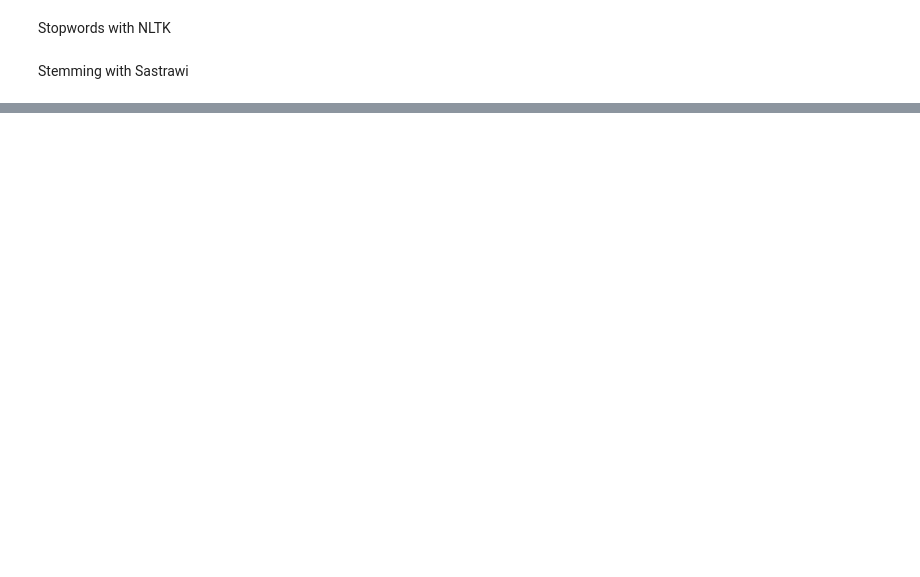
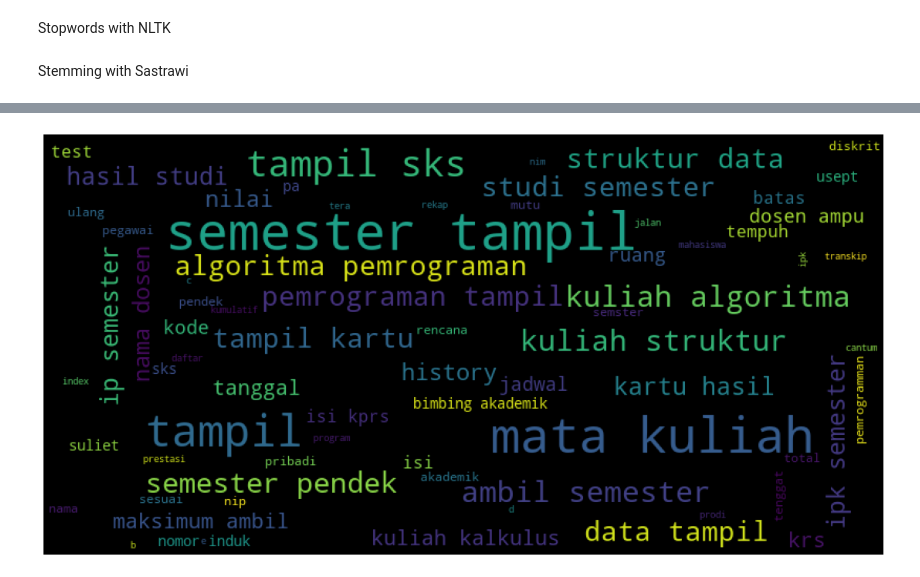
Before and after one commit to FebykAlekSatria/Detection_OOD, a Jupyter notebook: prepocessing.ipynb, the cells around one changed output, grey strips where cells are left out. Saved outputs shown, nothing was run; the diff lists cells and outputs as text; code cells hidden in the pictures; blank space fills up the shorter version.

```diff
--- a/prepocessing.ipynb
+++ b/prepocessing.ipynb
@@ -133,0 +65,2 @@ Name: TF_dict, dtype: object
+# %%
+df['Lowers'] = [" ".join(review) for review in df['Stemming'].values]
@@ -133,0 +69,6 @@ Name: TF_dict, dtype: object
+# %%
+from sklearn.feature_extraction.text import TfidfVectorizer
+vectorizer_tfidf = TfidfVectorizer(max_features=500)
+X_tfidf = vectorizer_tfidf.fit_transform(df['Lowers'])
+# print(vectorizer_tfidf.get_feature_names())
+print(X_tfidf)
@@ -134,2 +120,4 @@ Name: TF_dict, dtype: object
+# %%
+df['TFIDF_Skitlearn'] = X_tfidf
 # %%
 df
@@ -152,0 +129,20 @@ ValueError: malformed node or string: nan
+# %%
+from collections import Counter
+# join_text = " ".join(data_training.text)
+text_id = " ".join(df[df['Kelas']!="ood"]['Lowers'].values)
+text_ood = " ".join(df[df['Kelas']=="ood"]['Lowers'].values)
+# counter_obj = Counter(join_text.split(" "))
+# counter_obj.most_common(50)
+# print (join_text)
+# %%
+# Create and generate a word cloud image:
+wordcloud_id = WordCloud(max_font_size=50, background_color="black", width=800, height=400).generate(text_id)
+wordcloud_ood = WordCloud(max_font_size=50, background_color="black", width=800, height=400).generate(text_ood)
+
+# Display the generated image:
+plt.figure( figsize=(20,10) )
+plt.imshow(wordcloud_id)
+plt.axis("off")
+plt.show()
+# %% [output]
+[figure, added]
```
Also changed, not shown: parts of 21 cells of this notebook.
